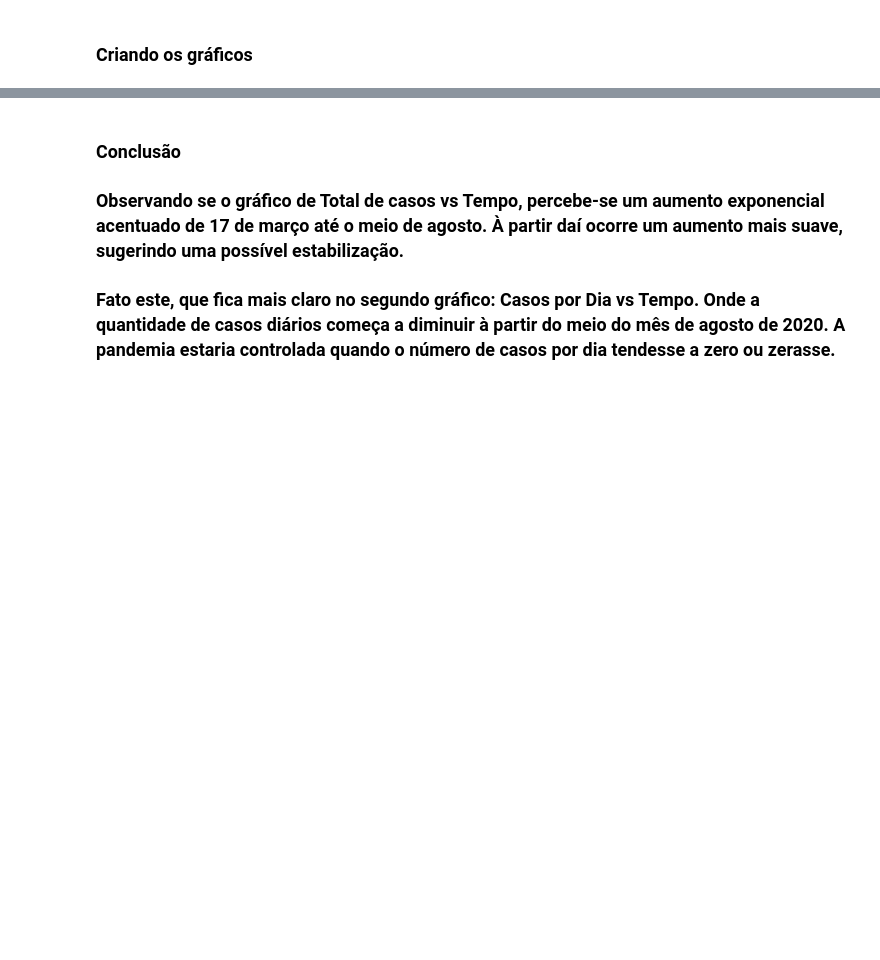
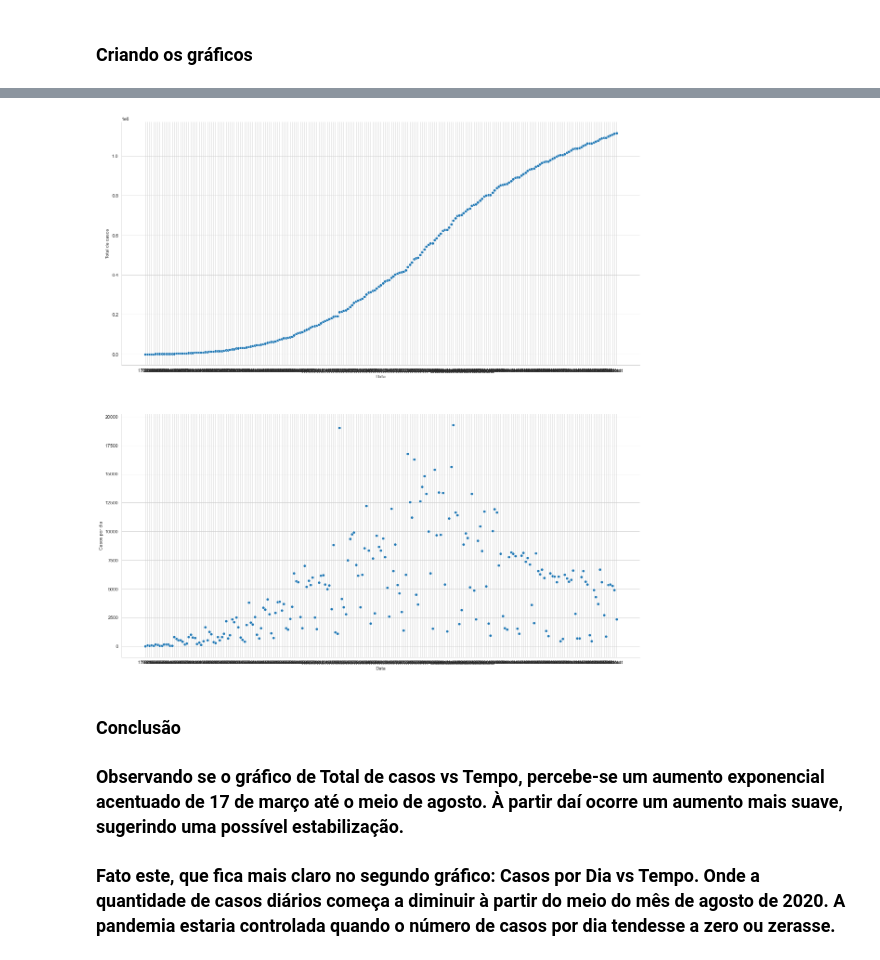
Before and after one commit to dltdscientist/dlt_data_scientist, a Jupyter notebook: covid-19-sp/Covid_sp.ipynb, the cells around one changed output, grey strips where cells are left out. Cells and saved outputs as stored; diff of their text form; code cells hidden in the pictures; blank space fills up the shorter version.

```diff
--- a/covid-19-sp/Covid_sp.ipynb
+++ b/covid-19-sp/Covid_sp.ipynb
@@ -178,3 +145,14 @@ py.iplot(fig)
+# %%
+fig, axs = plt.subplots(nrows=2, figsize=(20,20))
+sns.set_style('whitegrid')
+sns.despine()
+sns.scatterplot(x=covid_sp['Data'], y=covid_sp['Total de casos'], ci=None, data=covid_sp, ax=axs[0])
+sns.scatterplot(x=covid_sp['Data'], y=covid_sp['Casos por dia'], ci=None, data=covid_sp, ax=axs[1])
+
+plt.subplots_adjust(top=0.9, bottom=0.1, left=0.125, right=0.9, hspace=0.2, wspace=0.2)
+plt.show()
+# %% [output]
+[figure, added]
 # %% [markdown]
 ### Conclusão
 ### Observando se o gráfico de Total de casos vs Tempo, percebe-se um aumento exponencial acentuado de 17 de março até o meio de agosto. À partir daí ocorre um aumento mais suave, sugerindo uma possível estabilização.
```
Also changed, not shown: parts of 3 cells of this notebook.
